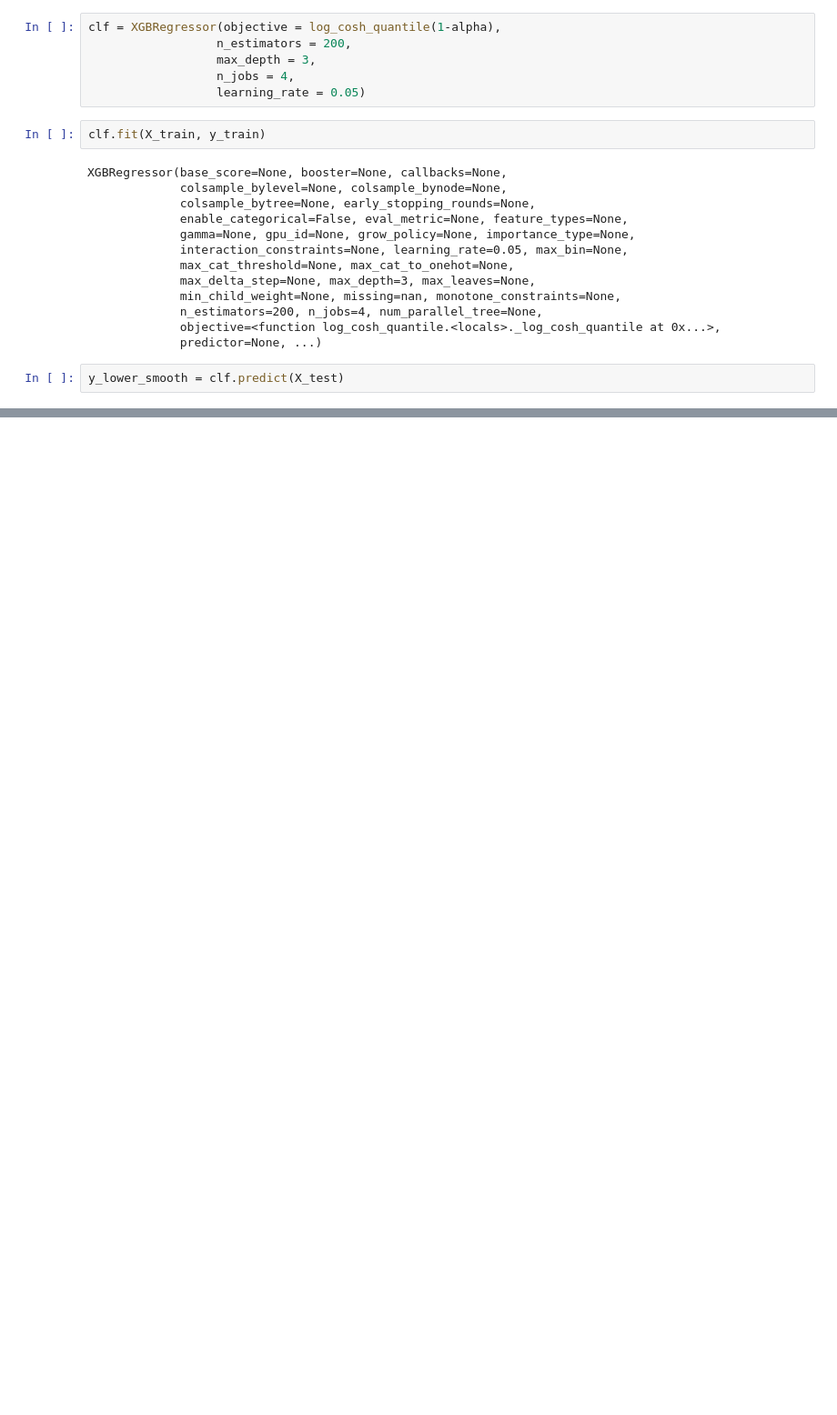
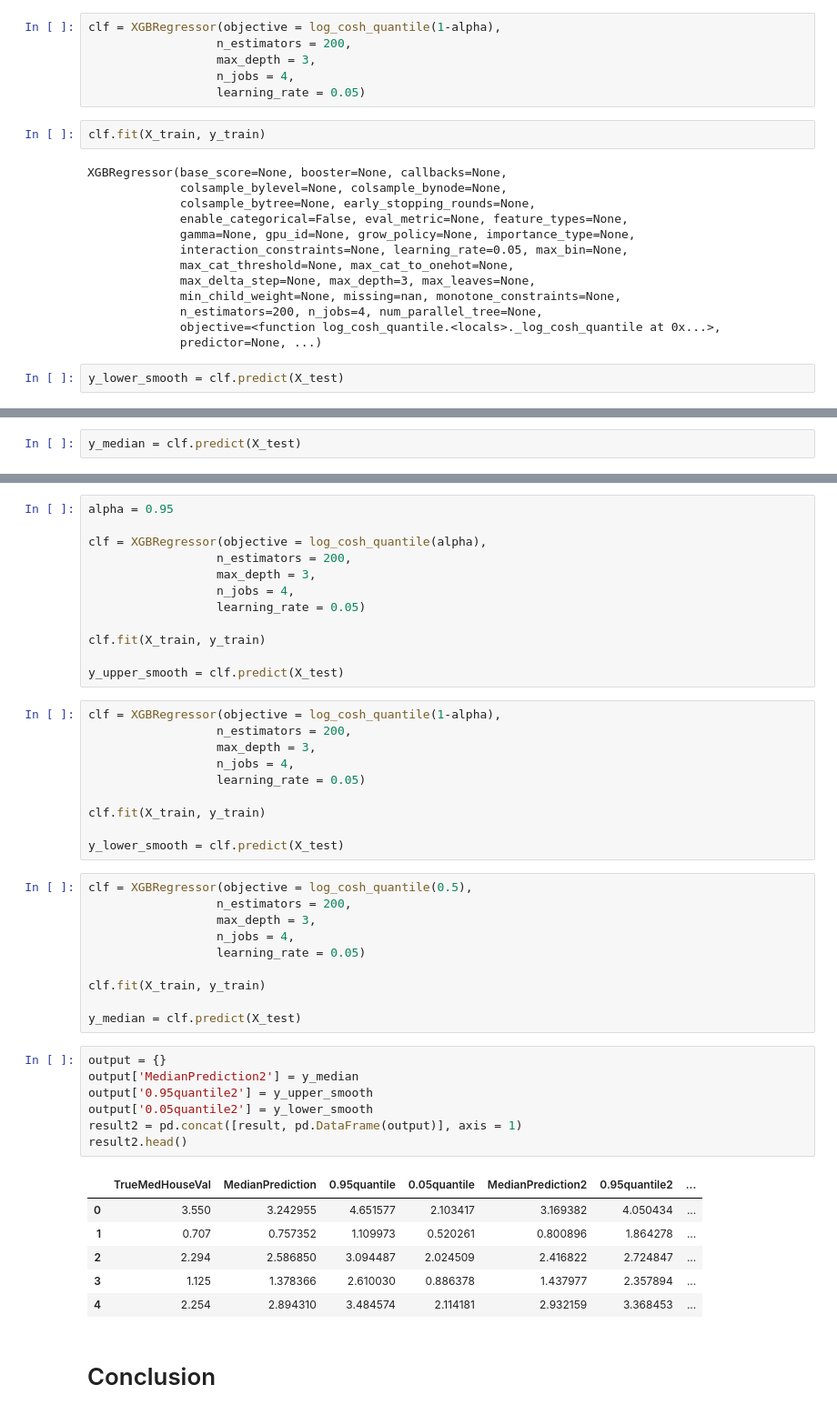
Before and after one commit to noronhaeyan/Practical-Gradient-Boosting, a Jupyter notebook: Chapter 7/Calculating prediction quantiles using XGBoost.ipynb, the cells around one changed output, grey strips where cells are left out. Shown at 91% size. Drawn from its saved outputs; the diff is of its cells as text; blank space fills up the shorter version.

```diff
--- a/Chapter 7/Calculating prediction quantiles using XGBoost.ipynb
+++ b/Chapter 7/Calculating prediction quantiles using XGBoost.ipynb
@@ -168,0 +181,2 @@ print(y_test['MedHouseVal'].to_list()[:10])
+# %%
+y_median = clf.predict(X_test)
@@ -168,0 +222,48 @@ print(y_test['MedHouseVal'].to_list()[:10])
+# %%
+alpha = 0.95
+
+clf = XGBRegressor(objective = log_cosh_quantile(alpha),
+                  n_estimators = 200,
+                  max_depth = 3,
+                  n_jobs = 4,
+                  learning_rate = 0.05)
+
+clf.fit(X_train, y_train)
+
+y_upper_smooth = clf.predict(X_test)
+# %%
+clf = XGBRegressor(objective = log_cosh_quantile(1-alpha),
+                  n_estimators = 200,
+                  max_depth = 3,
+                  n_jobs = 4,
+                  learning_rate = 0.05)
+
+clf.fit(X_train, y_train)
+
+y_lower_smooth = clf.predict(X_test)
+# %%
+clf = XGBRegressor(objective = log_cosh_quantile(0.5),
+                  n_estimators = 200,
+                  max_depth = 3,
+                  n_jobs = 4,
+                  learning_rate = 0.05)
+
+clf.fit(X_train, y_train)
+
+y_median = clf.predict(X_test)
+# %%
+output = {}
+output['MedianPrediction2'] = y_median
+output['0.95quantile2'] = y_upper_smooth
+output['0.05quantile2'] = y_lower_smooth
+result2 = pd.concat([result, pd.DataFrame(output)], axis = 1)
+result2.head()
+# %% [output]
+|  | TrueMedHouseVal | MedianPrediction | 0.95quantile | 0.05quantile | MedianPrediction2 | 0.95quantile2 | ... |
+| 0 | 3.550 | 3.242955 | 4.651577 | 2.103417 | 3.169382 | 4.050434 | ... |
+| 1 | 0.707 | 0.757352 | 1.109973 | 0.520261 | 0.800896 | 1.864278 | ... |
+| 2 | 2.294 | 2.586850 | 3.094487 | 2.024509 | 2.416822 | 2.724847 | ... |
+| 3 | 1.125 | 1.378366 | 2.610030 | 0.886378 | 1.437977 | 2.357894 | ... |
+| 4 | 2.254 | 2.894310 | 3.484574 | 2.114181 | 2.932159 | 3.368453 | ... |
+# %% [markdown]
+# Conclusion
```
Also changed, not shown: parts of 21 cells of this notebook.
